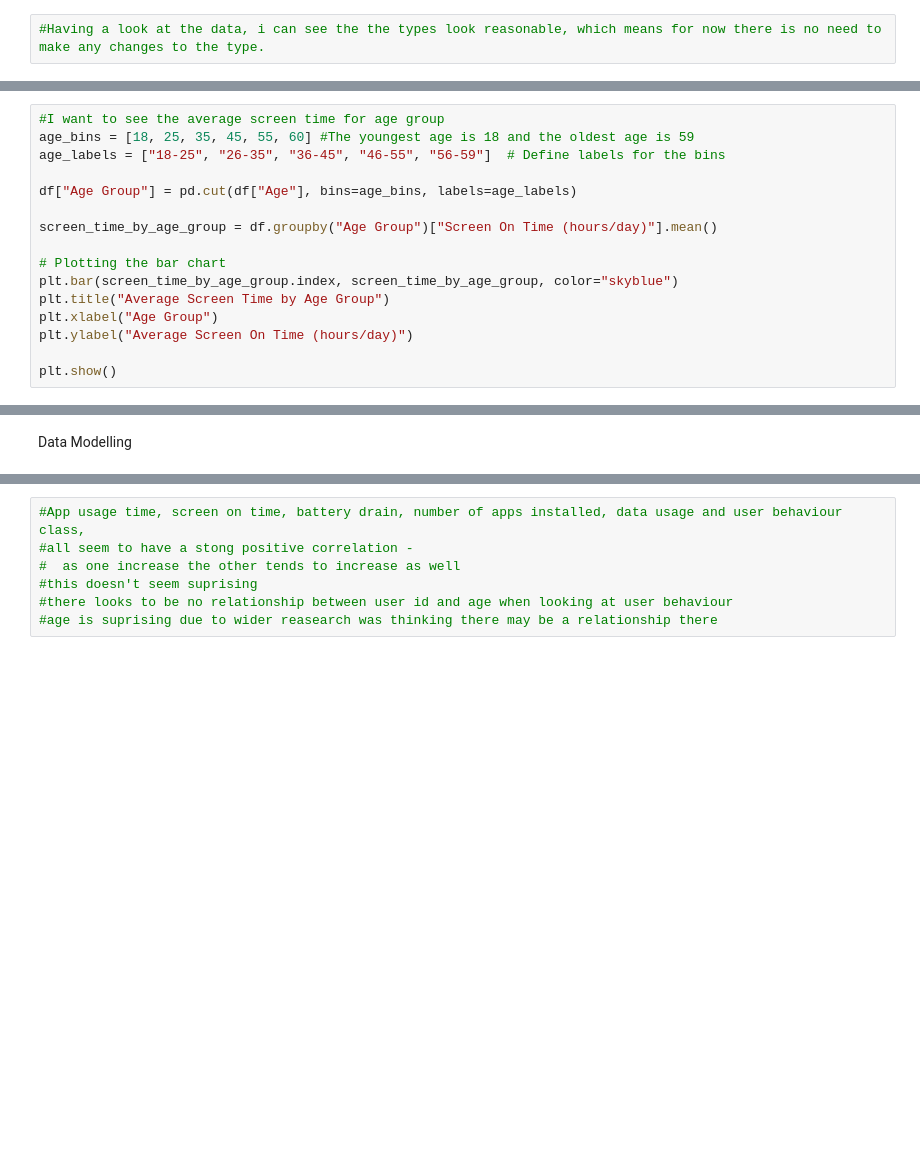
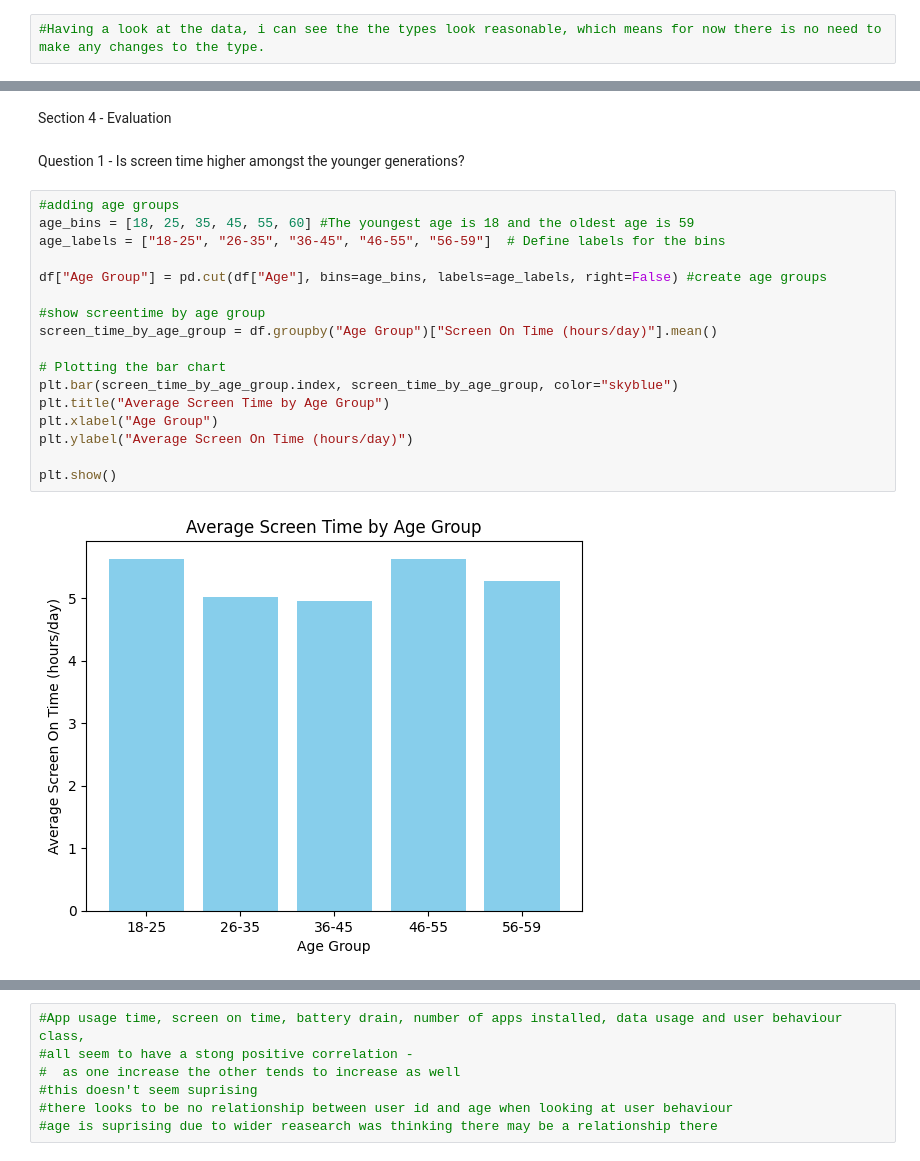
Before and after one commit to Chiamakacm/Mobile-Data-Usage-and-User-Behavior, a Jupyter notebook: User Behavior.ipynb, the cells around one changed output, grey strips where cells are left out. Drawn from its saved outputs; the diff is of its cells as text; blank space fills up the shorter version.

```diff
--- a/User Behavior.ipynb
+++ b/User Behavior.ipynb
@@ -98,16 +93,0 @@ Analysing Age
-# %%
-#I want to see the average screen time for age group
-age_bins = [18, 25, 35, 45, 55, 60] #The youngest age is 18 and the oldest age is 59
-age_labels = ["18-25", "26-35", "36-45", "46-55", "56-59"]  # Define labels for the bins
-
-df["Age Group"] = pd.cut(df["Age"], bins=age_bins, labels=age_labels)
-
-screen_time_by_age_group = df.groupby("Age Group")["Screen On Time (hours/day)"].mean()
-
-# Plotting the bar chart
-plt.bar(screen_time_by_age_group.index, screen_time_by_age_group, color="skyblue")
-plt.title("Average Screen Time by Age Group")
-plt.xlabel("Age Group")
-plt.ylabel("Average Screen On Time (hours/day)")
-
-plt.show()
@@ -233,3 +126,24 @@ Age Group                     11
 dtype: int64
-# %% [markdown]
-Data Modelling
+# %% [markdown]
+Section 4 - Evaluation
+# %% [markdown]
+Question 1 - Is screen time higher amongst the younger generations?
+# %%
+#adding age groups
+age_bins = [18, 25, 35, 45, 55, 60] #The youngest age is 18 and the oldest age is 59
+age_labels = ["18-25", "26-35", "36-45", "46-55", "56-59"]  # Define labels for the bins
+
+df["Age Group"] = pd.cut(df["Age"], bins=age_bins, labels=age_labels, right=False) #create age groups
+
+#show screentime by age group
+screen_time_by_age_group = df.groupby("Age Group")["Screen On Time (hours/day)"].mean()
+
+# Plotting the bar chart
+plt.bar(screen_time_by_age_group.index, screen_time_by_age_group, color="skyblue")
+plt.title("Average Screen Time by Age Group")
+plt.xlabel("Age Group")
+plt.ylabel("Average Screen On Time (hours/day)")
+
+plt.show()
+# %% [output]
+[figure, added]
```
Also changed, not shown: parts of 42 cells of this notebook.
